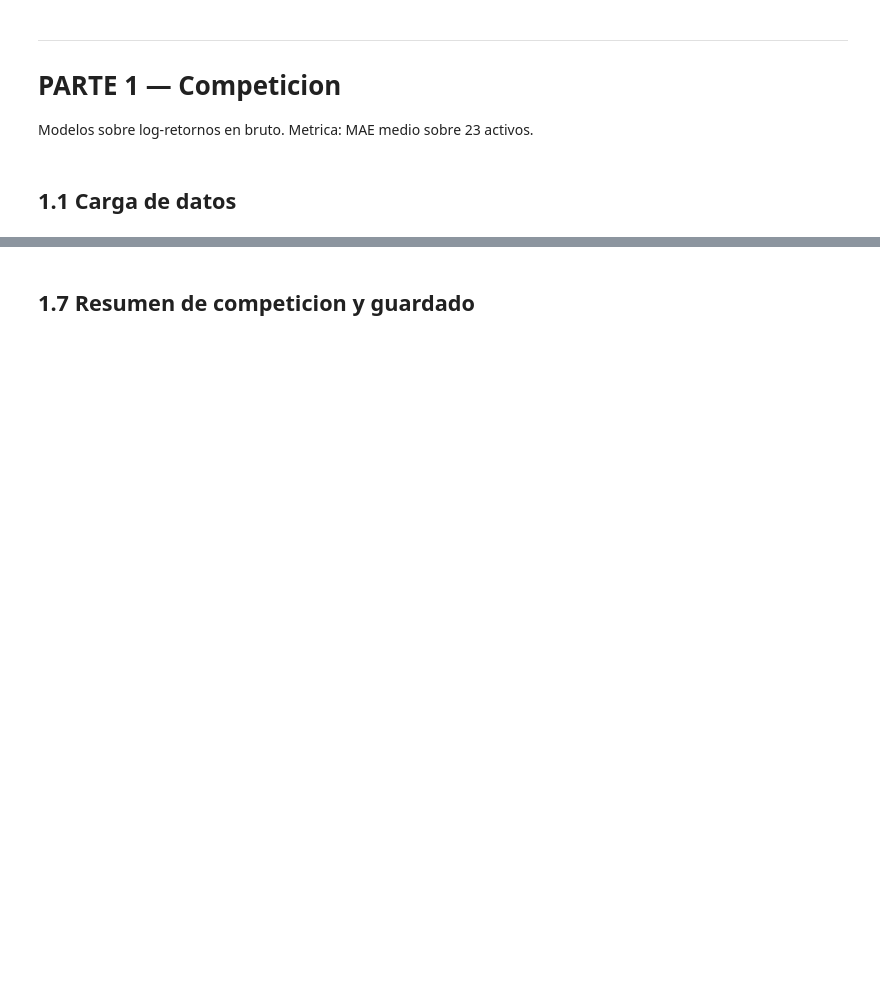
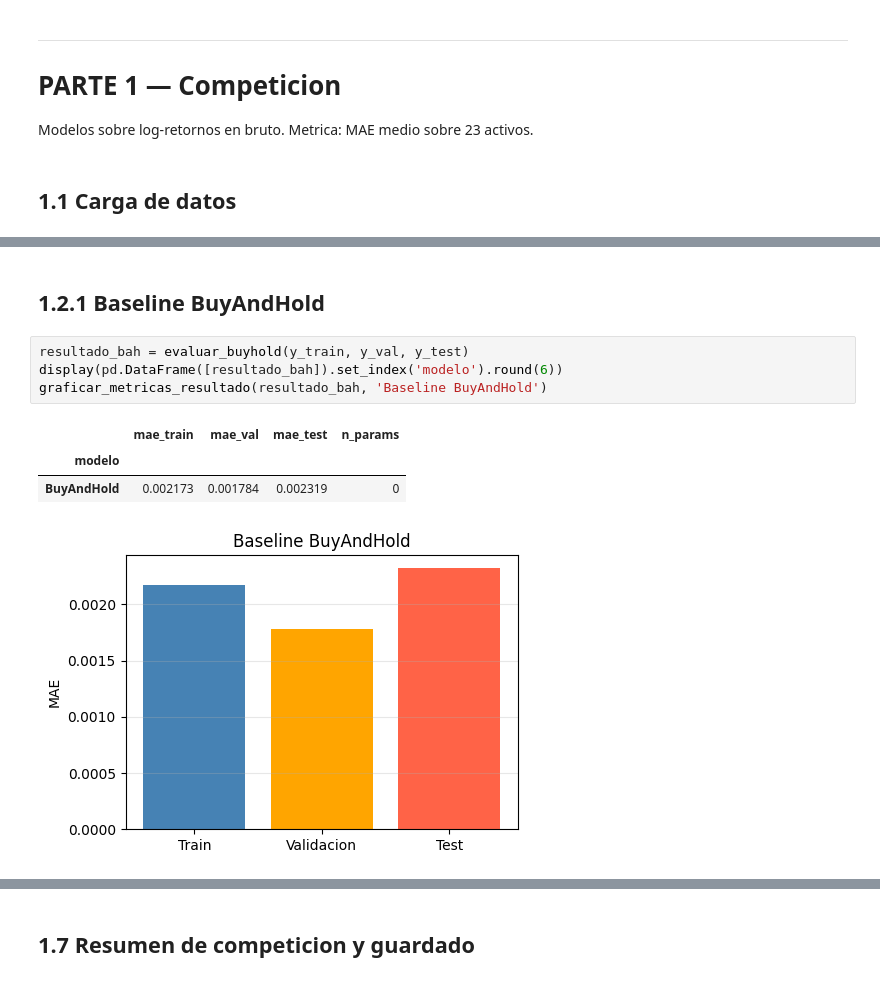
Before and after one commit to NataliaSJO/Taller4_NN, a Jupyter notebook: cuadernos/ent10_sal30.ipynb, the cells around one changed output, grey strips where cells are left out. Saved outputs shown, nothing was run; the diff lists cells and outputs as text; blank space fills up the shorter version.

```diff
--- a/cuadernos/ent10_sal30.ipynb
+++ b/cuadernos/ent10_sal30.ipynb
@@ -106,0 +265,11 @@ print(resultado_mixto)
+# %% [markdown]
+## 1.2.1 Baseline BuyAndHold
+# %%
+resultado_bah = evaluar_buyhold(y_train, y_val, y_test)
+display(pd.DataFrame([resultado_bah]).set_index('modelo').round(6))
+graficar_metricas_resultado(resultado_bah, 'Baseline BuyAndHold')
+# %% [output]
+|  | mae_train | mae_val | mae_test | n_params |
+| modelo |  |  |  |  |
+| BuyAndHold | 0.002173 | 0.001784 | 0.002319 | 0 |
+[figure, added]
```
Also changed, not shown: parts of 43 cells of this notebook, 3 other files.
